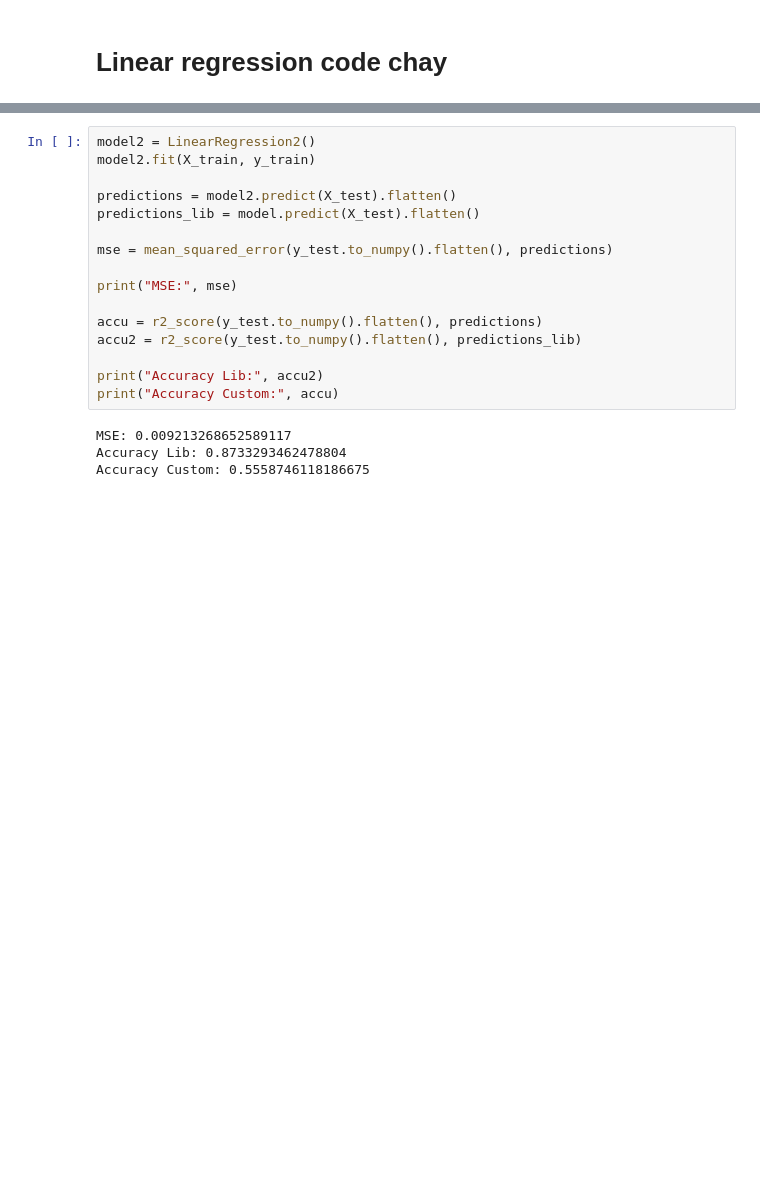
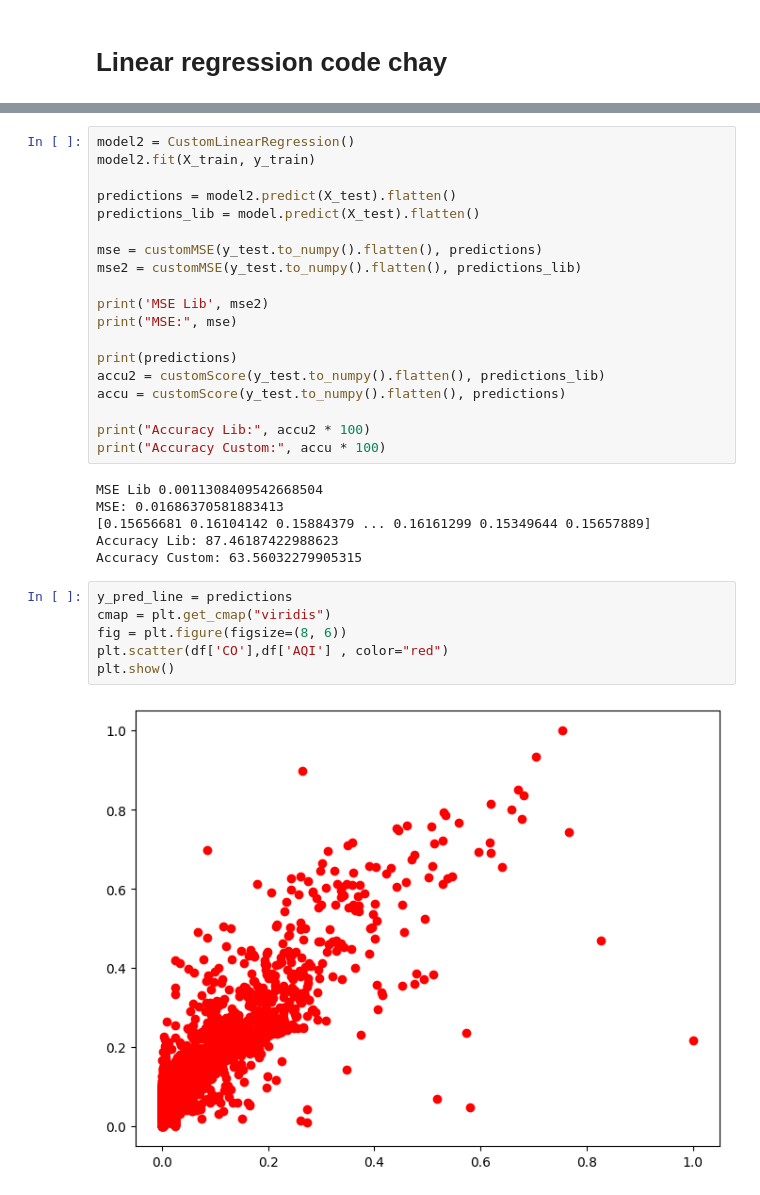
Before and after one commit to 5unof4Beach/IOT-2022, a Jupyter notebook: IOT_Bui_Minh_Duc copy.ipynb, the cells around one changed output, grey strips where cells are left out. Cells and saved outputs as stored; diff of their text form; blank space fills up the shorter version.

```diff
--- a/IOT_Bui_Minh_Duc copy.ipynb
+++ b/IOT_Bui_Minh_Duc copy.ipynb
@@ -253,20 +277,33 @@ class LinearRegression2:
 # %%
-model2 = LinearRegression2()
+model2 = CustomLinearRegression()
 model2.fit(X_train, y_train)
 
 predictions = model2.predict(X_test).flatten()
 predictions_lib = model.predict(X_test).flatten()
 
-mse = mean_squared_error(y_test.to_numpy().flatten(), predictions)
+mse = customMSE(y_test.to_numpy().flatten(), predictions)
+mse2 = customMSE(y_test.to_numpy().flatten(), predictions_lib)
 
+print('MSE Lib', mse2)
 print("MSE:", mse)
 
-accu = r2_score(y_test.to_numpy().flatten(), predictions)
-accu2 = r2_score(y_test.to_numpy().flatten(), predictions_lib)
+print(predictions)
+accu2 = customScore(y_test.to_numpy().flatten(), predictions_lib)
+accu = customScore(y_test.to_numpy().flatten(), predictions)
 
-print("Accuracy Lib:", accu2)
-print("Accuracy Custom:", accu)
+print("Accuracy Lib:", accu2 * 100)
+print("Accuracy Custom:", accu * 100)
 # %% [output]
-MSE: 0.009213268652589117
-Accuracy Lib: 0.8733293462478804
-Accuracy Custom: 0.5558746118186675
+MSE Lib 0.0011308409542668504
+MSE: 0.01686370581883413
+[0.15656681 0.16104142 0.15884379 ... 0.16161299 0.15349644 0.15657889]
+Accuracy Lib: 87.46187422988623
+Accuracy Custom: 63.56032279905315
+# %%
+y_pred_line = predictions
+cmap = plt.get_cmap("viridis")
+fig = plt.figure(figsize=(8, 6))
+plt.scatter(df['CO'],df['AQI'] , color="red")
+plt.show()
+# %% [output]
+[figure, added]
```
Also changed, not shown: parts of 13 cells of this notebook, 5 other files.
